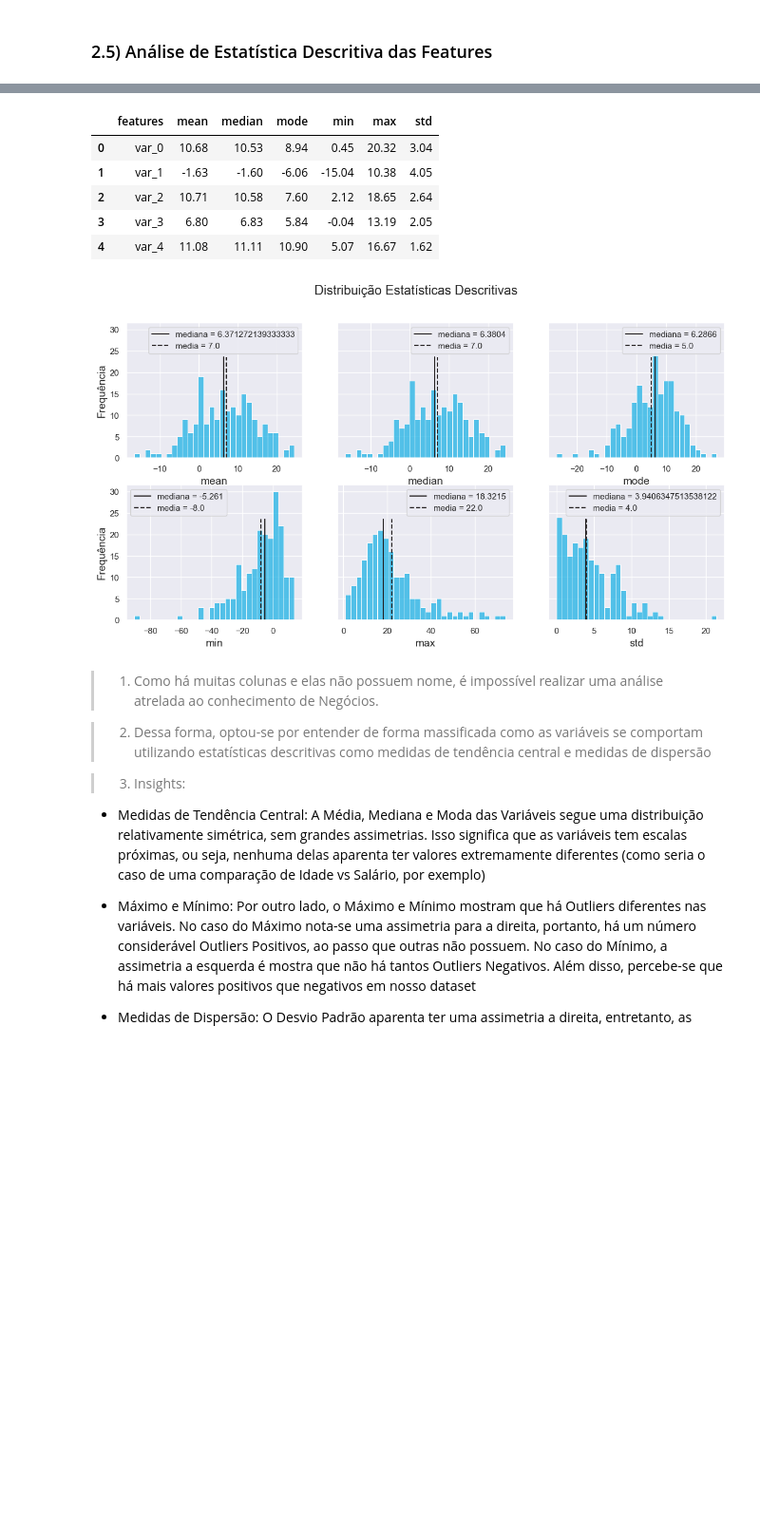
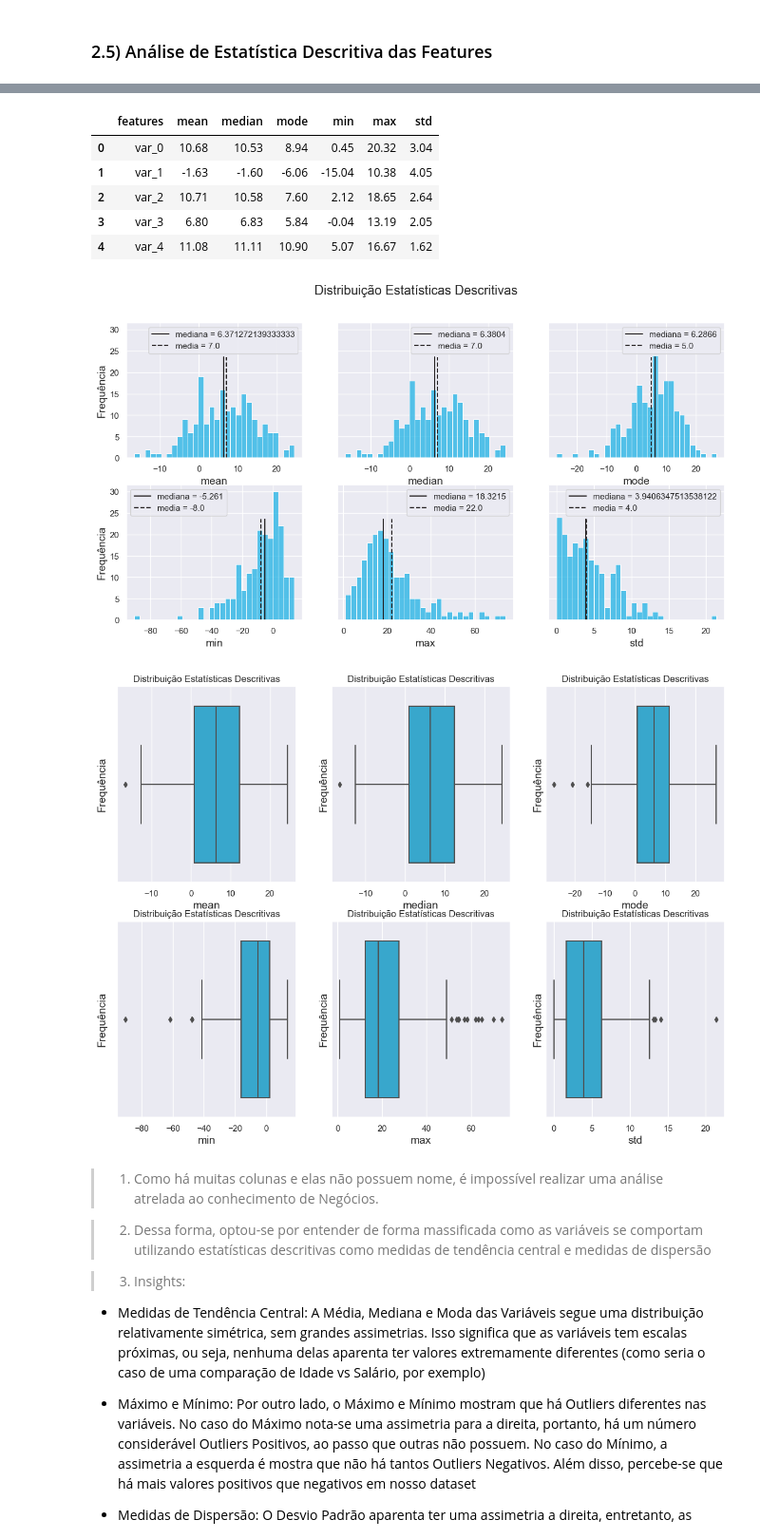
Before and after one commit to leonardovargas10/Modelo_Previsao_Satisfacao, a Jupyter notebook: Modelo_Previsao_Transacoes.ipynb, the cells around one changed output, grey strips where cells are left out. Shown at 95% size. Drawn from its saved outputs; the diff is of its cells as text; code cells hidden in the pictures; blank space fills up the shorter version.

```diff
--- a/Modelo_Previsao_Transacoes.ipynb
+++ b/Modelo_Previsao_Transacoes.ipynb
@@ -396,14 +396,14 @@ def plota_histograma(lista_variaveis, df, linhas, colunas, titulo):
 def plota_boxplot(lista_variaveis, df, linhas, colunas, titulo):
     if (linhas == 1) and (colunas == 1):
         k = 0
-        plt.figure(figsize = (14, 7))
+        plt.figure(figsize = (14, 10))
         ax = sns.boxplot(x = lista_variaveis[k], data = df, color = '#1FB3E5', orient = 'h')
         ax.set_title(f'{titulo}')
         ax.set_xlabel(f'{lista_variaveis[k]}', fontsize = 14)
         ax.set_ylabel(f'Frequência', fontsize = 14)
         plt.show()
     elif linhas == 1:
-        fig, axis = plt.subplots(linhas, colunas, figsize = (14, 4), sharey = True)
+        fig, axis = plt.subplots(linhas, colunas, figsize = (14, 10), sharey = True)
         k = 0
         for i in np.arange(linhas):
             for j in np.arange(colunas):
@@ -413,7 +413,7 @@ def plota_boxplot(lista_variaveis, df, linhas, colunas, titulo):
                 ax.set_ylabel(f'Frequência', fontsize = 14)
                 k = k + 1
     elif colunas == 1:
-        fig, axis = plt.subplots(linhas, colunas, figsize = (14, 4), sharey = True)
+        fig, axis = plt.subplots(linhas, colunas, figsize = (14, 10), sharey = True)
         k = 0
         for i in np.arange(linhas):
             for j in np.arange(colunas):
@@ -423,7 +423,7 @@ def plota_boxplot(lista_variaveis, df, linhas, colunas, titulo):
                 ax.set_ylabel(f'Frequência', fontsize = 14)
                 k = k + 1
     else:
-        fig, axis = plt.subplots(linhas, colunas, figsize = (14, 4), sharey = True)
+        fig, axis = plt.subplots(linhas, colunas, figsize = (14, 10), sharey = True)
         k = 0
         for i in np.arange(linhas):
             for j in np.arange(colunas):
@@ -1108,23 +1070,25 @@ plota_barras(['target'], False, analytics, 1, 1, 'Distribuição da Target')
 # %%
 list_features = [col for col in analytics.columns]
 list_means = [analytics[col].mean() for col in analytics.columns]
 list_medians = [analytics[col].median() for col in analytics.columns]
 list_mode = [analytics[col].mode()[0] for col in analytics.columns]
 list_min = [analytics[col].min() for col in analytics.columns]
 list_max = [analytics[col].max() for col in analytics.columns]
 list_std = [analytics[col].std() for col in analytics.columns]
 
 analytics_statitics = pd.DataFrame({'features':list_features, 'mean': list_means, 'median': list_medians, 'mode': list_mode, 'min': list_min, 'max': list_max, 'std': list_std})
 display(analytics_statitics.head())
 plota_histograma(['mean', 'median', 'mode','min', 'max', 'std'], analytics_statitics, 2, 3, 'Distribuição Estatísticas Descritivas')
+plota_boxplot(['mean', 'median', 'mode','min', 'max', 'std'], analytics_statitics, 2, 3, 'Distribuição Estatísticas Descritivas')
 # %% [output]
 |  | features | mean | median | mode | min | max | std |
 | 0 | var_0 | 10.68 | 10.53 | 8.94 | 0.45 | 20.32 | 3.04 |
 | 1 | var_1 | -1.63 | -1.60 | -6.06 | -15.04 | 10.38 | 4.05 |
 | 2 | var_2 | 10.71 | 10.58 | 7.60 | 2.12 | 18.65 | 2.64 |
 | 3 | var_3 | 6.80 | 6.83 | 5.84 | -0.04 | 13.19 | 2.05 |
 | 4 | var_4 | 11.08 | 11.11 | 10.90 | 5.07 | 16.67 | 1.62 |
 [figure]
+[figure, added]
 # %% [markdown]
 > 1. Como há muitas colunas e elas não possuem nome, é impossível realizar uma análise atrelada ao conhecimento de Negócios.
 
```
Also changed, not shown: parts of 27 cells of this notebook, 1 other file.
